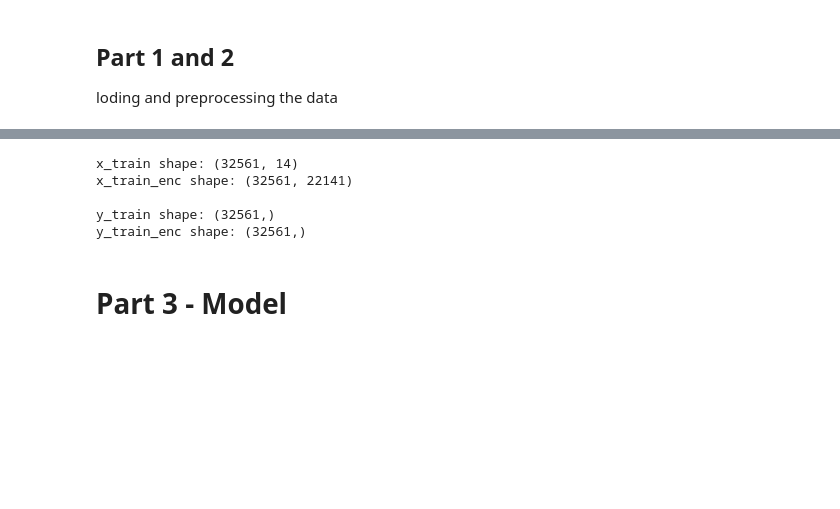
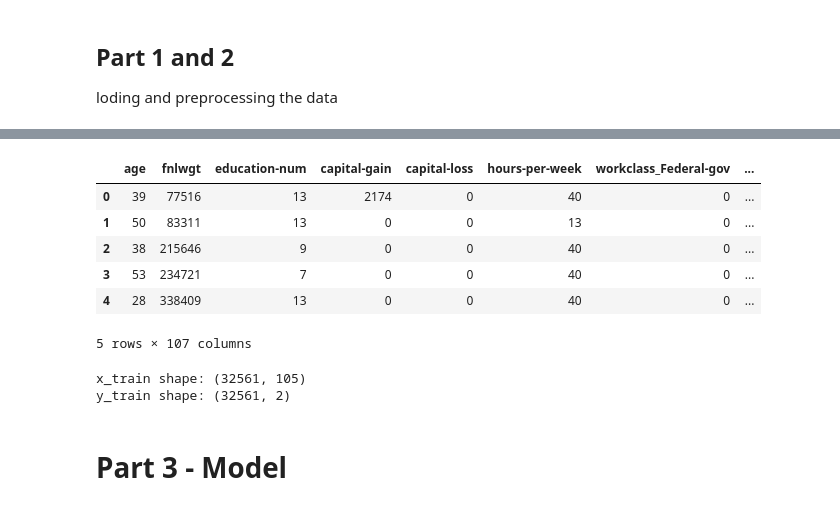
Before and after one commit to mrazizi/MLP-UCI-Adult-dataset, a Jupyter notebook: mlp_uci_adult_dataset.ipynb, the cells around one changed output, grey strips where cells are left out. Cells and saved outputs as stored; diff of their text form; code cells hidden in the pictures; blank space fills up the shorter version.

```diff
--- a/mlp_uci_adult_dataset.ipynb
+++ b/mlp_uci_adult_dataset.ipynb
@@ -74,2 +61,19 @@ def one_hot_output(y_train):
+# %%
+# one-hot encoding
+
+categorical_columns = ['workclass', 'education', 'marital-status', 'occupation', 'relationship',
+                       'race', 'sex', 'native-country', 'label']
+
+df_all_nominal = pd.get_dummies(df_without_nan, columns=categorical_columns)
+# %%
+df_all_nominal.head()
+# %% [output]
+|  | age | fnlwgt | education-num | capital-gain | capital-loss | hours-per-week | workclass_Federal-gov | ... |
+| 0 | 39 | 77516 | 13 | 2174 | 0 | 40 | 0 | ... |
+| 1 | 50 | 83311 | 13 | 0 | 0 | 13 | 0 | ... |
+| 2 | 38 | 215646 | 9 | 0 | 0 | 40 | 0 | ... |
+| 3 | 53 | 234721 | 7 | 0 | 0 | 40 | 0 | ... |
+| 4 | 28 | 338409 | 13 | 0 | 0 | 40 | 0 | ... |
+5 rows × 107 columns
 # %%
 # choosing x_train and y_train
@@ -82,15 +82,9 @@ y_train_enc = prepare_targets(y_train)
 # %%
 print(f"x_train shape: {x_train.shape}")
-print(f"x_train_enc shape: {x_train_enc.shape}")
-print()
 print(f"y_train shape: {y_train.shape}")
-print(f"y_train_enc shape: {y_train_enc.shape}")
 # %% [output]
-x_train shape: (32561, 14)
-x_train_enc shape: (32561, 22141)
-
-y_train shape: (32561,)
-y_train_enc shape: (32561,)
+x_train shape: (32561, 105)
+y_train shape: (32561, 2)
 # %% [markdown]
 
 # Part 3 - Model
```
Also changed, not shown: parts of 7 cells of this notebook, 4 other files.
